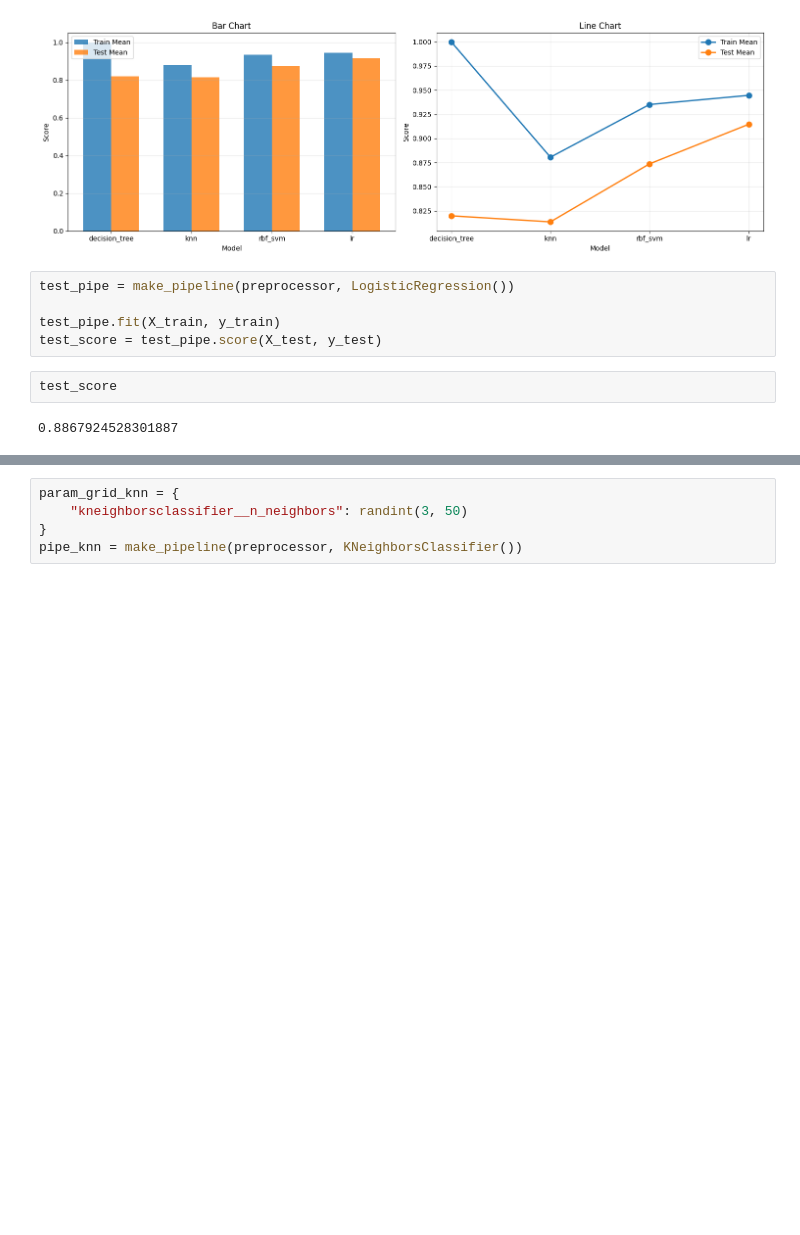
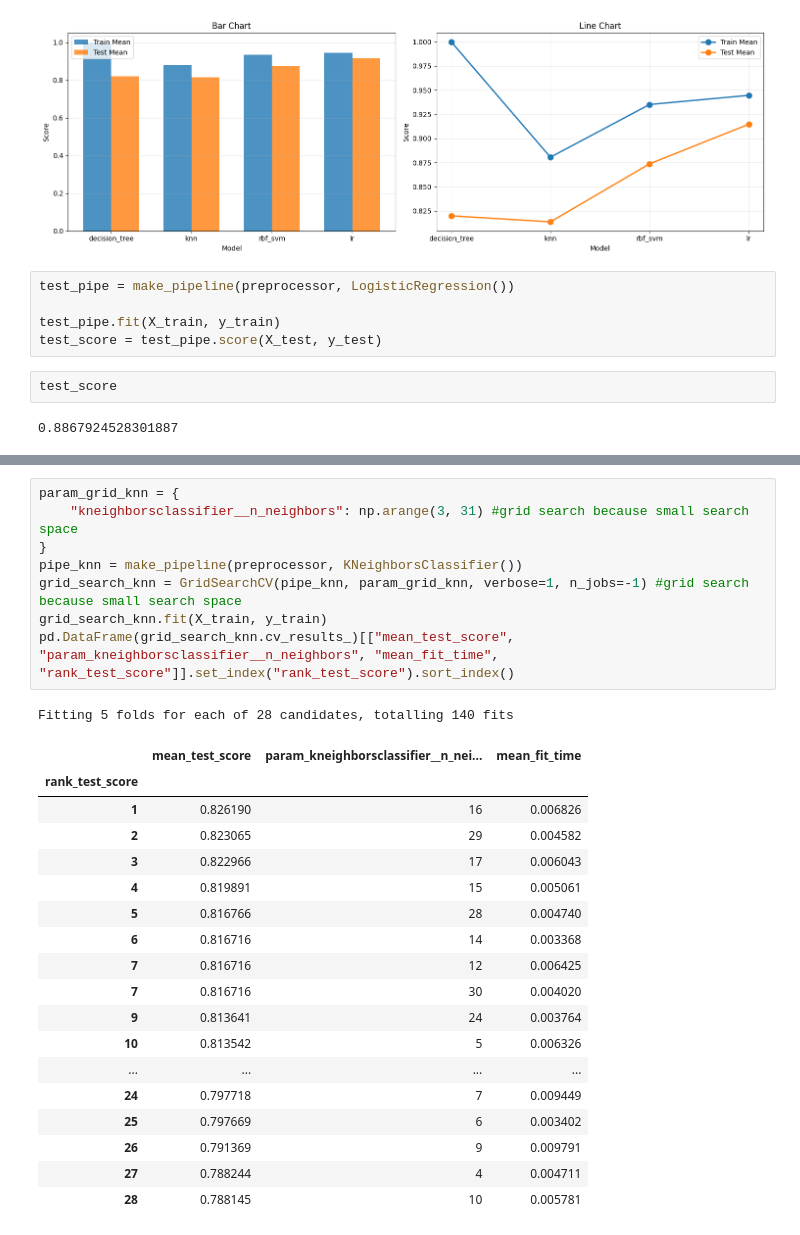
Before and after one commit to ricd99/nhl-test-2, a Jupyter notebook: eda.ipynb, the cells around one changed output, grey strips where cells are left out. Cells and saved outputs as stored; diff of their text form; blank space fills up the shorter version.

```diff
--- a/eda.ipynb
+++ b/eda.ipynb
@@ -330,7 +330,30 @@ Fitting 5 folds for each of 28 candidates, totalling 140 fits
 # %%
 param_grid_knn = {
-    "kneighborsclassifier__n_neighbors": randint(3, 50)
+    "kneighborsclassifier__n_neighbors": np.arange(3, 31) #grid search because small search space
 }
 pipe_knn = make_pipeline(preprocessor, KNeighborsClassifier())
+grid_search_knn = GridSearchCV(pipe_knn, param_grid_knn, verbose=1, n_jobs=-1) #grid search because small search space
+grid_search_knn.fit(X_train, y_train)
+pd.DataFrame(grid_search_knn.cv_results_)[["mean_test_score", "param_kneighborsclassifier__n_neighbors", "mean_fit_time", "rank_test_score"]].set_index("rank_test_score").sort_index()
+# %% [output]
+Fitting 5 folds for each of 28 candidates, totalling 140 fits
+|  | mean_test_score | param_kneighborsclassifier__n_nei... | mean_fit_time |
+| rank_test_score |  |  |  |
+| 1 | 0.826190 | 16 | 0.006826 |
+| 2 | 0.823065 | 29 | 0.004582 |
+| 3 | 0.822966 | 17 | 0.006043 |
+| 4 | 0.819891 | 15 | 0.005061 |
+| 5 | 0.816766 | 28 | 0.004740 |
+| 6 | 0.816716 | 14 | 0.003368 |
+| 7 | 0.816716 | 12 | 0.006425 |
+| 7 | 0.816716 | 30 | 0.004020 |
+| 9 | 0.813641 | 24 | 0.003764 |
+| 10 | 0.813542 | 5 | 0.006326 |
+| ... | ... | ... | ... |
+| 24 | 0.797718 | 7 | 0.009449 |
+| 25 | 0.797669 | 6 | 0.003402 |
+| 26 | 0.791369 | 9 | 0.009791 |
+| 27 | 0.788244 | 4 | 0.004711 |
+| 28 | 0.788145 | 10 | 0.005781 |
 # %%
 param_grid_svc = {
```
Also changed, not shown: parts of 3 cells of this notebook.
